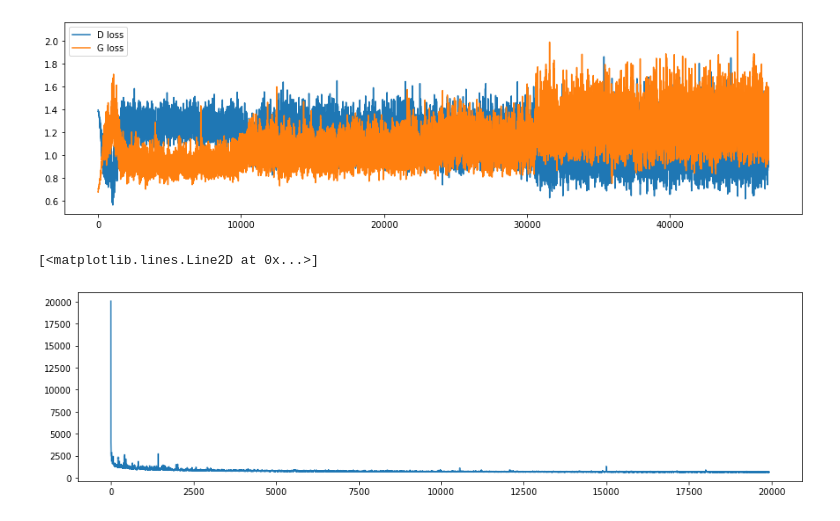
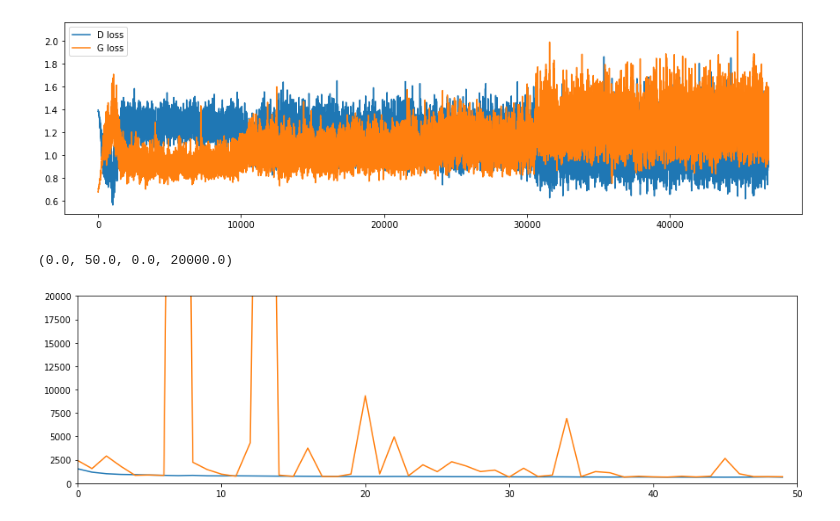
Before and after one commit to mmcs-work/HybridGANTraining, a Jupyter notebook: plot_loss.ipynb, the cells around one changed output. Saved outputs shown, nothing was run; the diff lists cells and outputs as text; code cells hidden in the pictures.

Commit message:
evaluate likelihood

```diff
--- a/plot_loss.ipynb
+++ b/plot_loss.ipynb
@@ -37,24 +39,39 @@ plt.legend(handles=[l1, l2])
 <matplotlib.legend.Legend at 0x...>
 [figure]
 # %%
-f = open("./logs/realnvp.log")
+f = open("../real-nvp/realnvp_log.log")
 
 loss = []
+loss_val = []
+l = []
+l_val = []
 
 for i in f:
     information = re.split("INFO ", i, 2)[1]
     entries = re.split(', ', information)
+    flag_val = 0
     for e in entries:
         k, v = re.split(': ', e)
         if k == 'loss':
             loss.append(float(v))
+            flag_val = 0
+        elif k == 'val_loss':
+            loss_val.append(float(v))
+            flag_val = 1
+        elif k == 'likelihood':
+            if flag_val:
+                l_val.append(float(v))
+            else:
+                l.append(float(v))
 
 loss = np.array(loss)
 # %%
 x = np.arange(len(loss))
 
 f = plt.figure(figsize=(15,4))
 plt.plot(x, loss)
+plt.plot(x, loss_val)
+plt.axis([0, 50, 0, 20000])
 # %% [output]
-[<matplotlib.lines.Line2D at 0x...>]
+(0.0, 50.0, 0.0, 20000.0)
-[figure, old version]
+[figure, new version]
```
Also changed, not shown: parts of 2 cells of this notebook, 4 other files.
